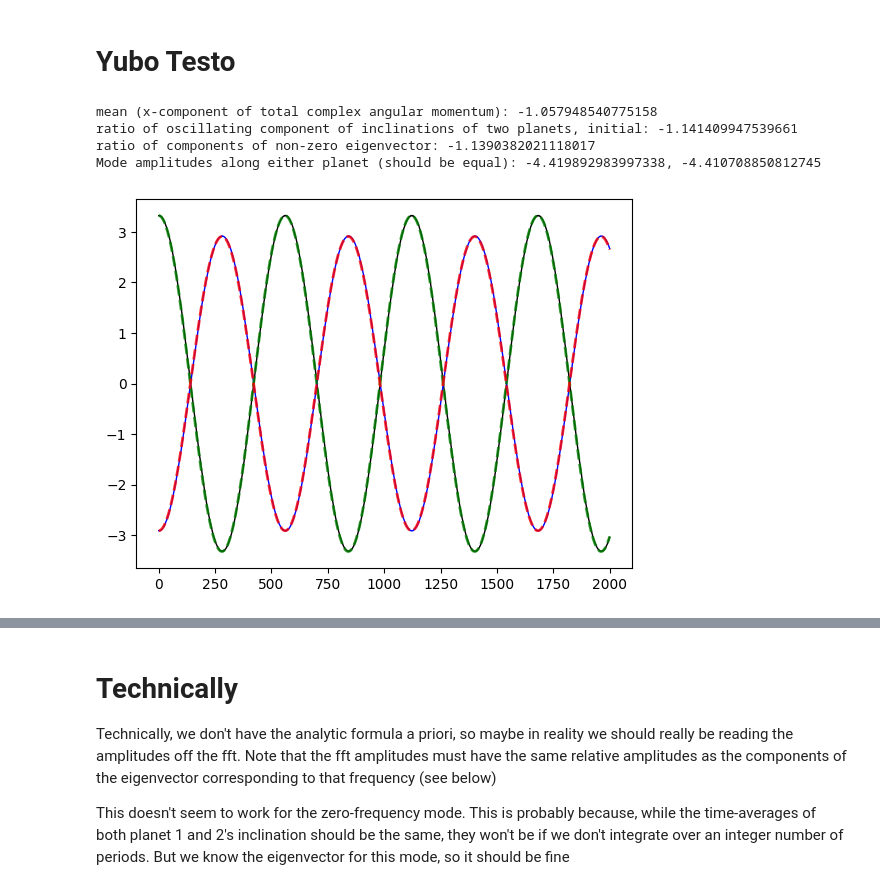
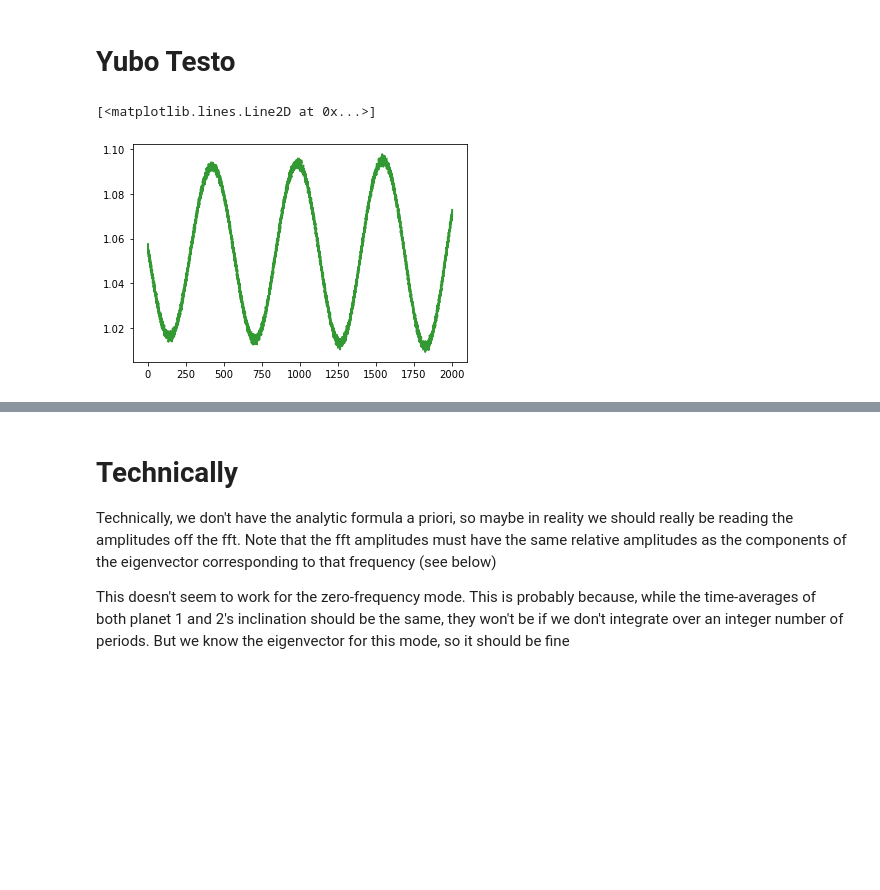
Before and after one commit to Jupiter1994/inc-dynamics, a Jupyter notebook: two_planet/yubo_two_planet.ipynb, the cells around one changed output, grey strips where cells are left out. Drawn from its saved outputs; the diff is of its cells as text; code cells hidden in the pictures; blank space fills up the shorter version.

```diff
--- a/two_planet/yubo_two_planet.ipynb
+++ b/two_planet/yubo_two_planet.ipynb
@@ -533,44 +519,7 @@ Magnitudes of mode amplitudes:
 # %% [markdown]
 # Yubo Testo
-# %%
-'''
-This is the intuitive picture of what is going on. Let's focus on the real piece of the complex inclinations for now.
-
-The two inclination timeseries will both oscillate about some mean value. The mean value is just the mean angular momentum
-The oscillatory amplitudes correspond to the inclination oscillations that we want to analyze
-Thus, we just need to extract the amplitudes of those oscillations, to get the mode amplitude
-If we do this correctly AND have understood the dynamics correctly, then the oscillation amplitudes
-  of each individual planet should be proportional to the components of the nonzero-frequency eigenvector
-  (see my first set of prints below)
-'''
-eigs, eigvs = np.linalg.eig(mat)
-# print(f'eigenvalues: {eigs}')
-# print(f'eigenvectors: {eigvs}')
-b0 = b_complex_incs_deg[0].real
-c0 = c_complex_incs_deg[0].real
-bc_mean = np.mean((b_complex_incs_deg.real + c_complex_incs_deg.real) / 2)
-print(f'mean (x-component of total complex angular momentum): {bc_mean}')
-print(f'ratio of oscillating component of inclinations of two planets, initial: {(b0 - bc_mean) / (c0 - bc_mean)}')
-print(f'ratio of components of non-zero eigenvector: {eigvs[0,0]/ eigvs[1,0]}')
-
-# NB: b is the period obtained from the curve_fit piece; it's your most
-# accurate frequency it seems. Maybe the FFT just isn't accurate enough
-# Assertion: (b0 - bc_mean) and (c0 - bc_mean) are the components of the inclination timeseries
-# along the eigenvector with nonzero frequency. Is this correct?
-# oscillating components of the inclination vectors (real part)
-plt.plot(times, b_complex_incs_deg.real - bc_mean, 'k', lw=1)
-plt.plot(times, c_complex_incs_deg.real - bc_mean, 'b', lw=1)
-# prediction based on our manual extraction above
-plt.plot(times, (b0 - bc_mean) * np.cos(b * times), 'g--', lw=2, alpha=0.8)
-plt.plot(times, (c0 - bc_mean) * np.cos(b * times), 'r--', lw=2, alpha=0.8)
-
-# As such, define the "mode amplitude" of this solution to be:
-amp1 = (b0 - bc_mean) / eigvs[0, 0]
-amp2 = (c0 - bc_mean) / eigvs[1, 0]
-print(f'Mode amplitudes along either planet (should be equal): {amp1}, {amp2}')
-# %% [output]
-mean (x-component of total complex angular momentum): -1.057948540775158
-ratio of oscillating component of inclinations of two planets, initial: -1.141409947539661
-ratio of components of non-zero eigenvector: -1.1390382021118017
-Mode amplitudes along either planet (should be equal): -4.419892983997338, -4.410708850812745
-[figure, removed]
+# %%
+plt.plot(times, (b0 - bc_mean) * np.cos(b * times) - b_complex_incs_deg.real, 'g--', lw=2, alpha=0.8)
+# %% [output]
+[<matplotlib.lines.Line2D at 0x...>]
+[figure, added]
```
Also changed, not shown: parts of 15 cells of this notebook, 1 other file.
